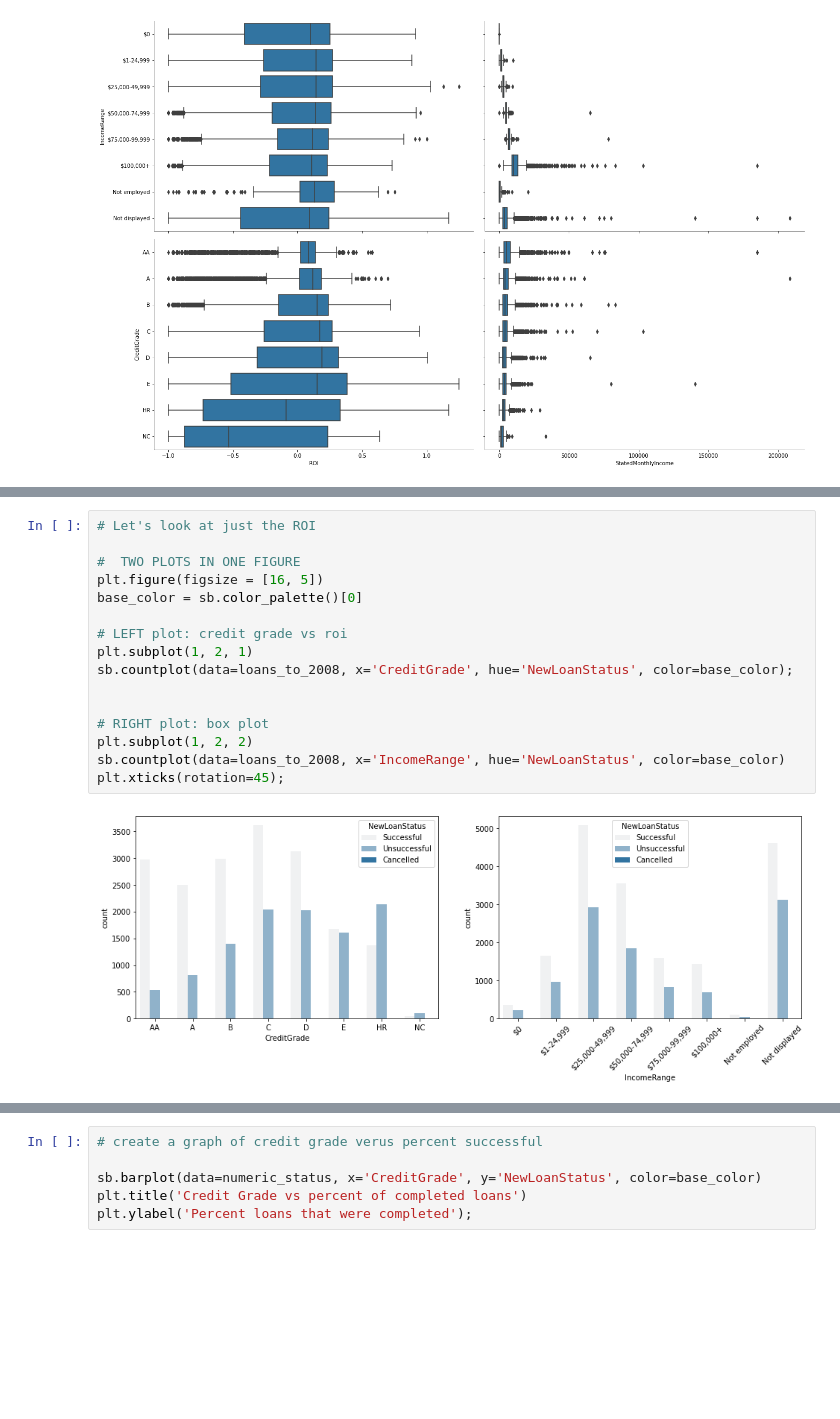
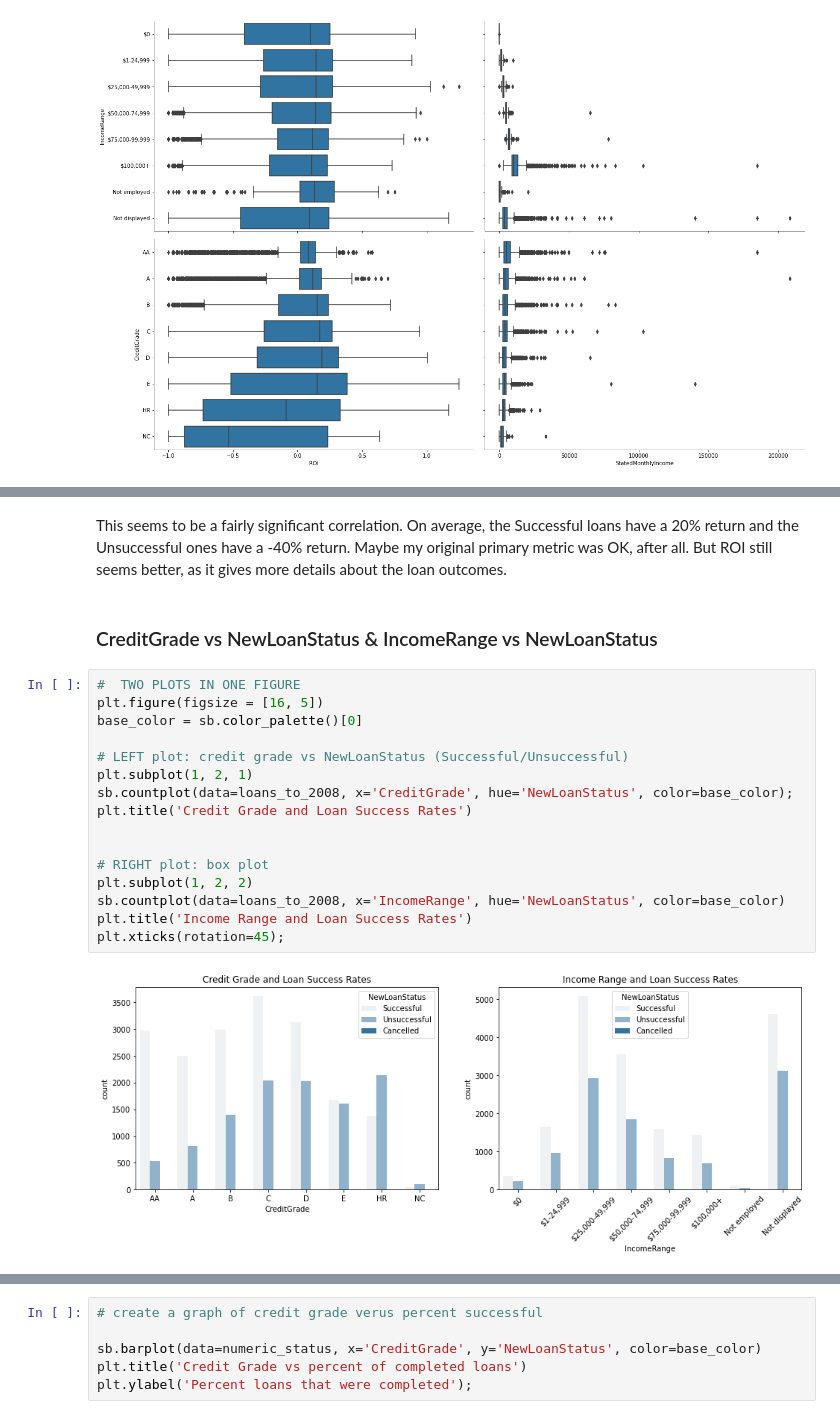
Before and after one commit to werdnamac/prosperloans, a Jupyter notebook: loan_exploration1.ipynb, the cells around one changed output, grey strips where cells are left out. Cells and saved outputs as stored; diff of their text form; blank space fills up the shorter version.

```diff
--- a/loan_exploration1.ipynb
+++ b/loan_exploration1.ipynb
@@ -1948,21 +2017,25 @@ All income ranges also correlate to pretty similar mean outcomes (around 10% ret
+# %% [markdown]
+This seems to be a fairly significant correlation. On average, the Successful loans have a 20% return and the Unsuccessful ones have a -40% return. Maybe my original primary metric was OK, after all. But ROI still seems better, as it gives more details about the loan outcomes.
+# %% [markdown]
+### CreditGrade vs NewLoanStatus & IncomeRange vs NewLoanStatus
 # %%
-# Let's look at just the ROI
-
 #  TWO PLOTS IN ONE FIGURE
 plt.figure(figsize = [16, 5])
 base_color = sb.color_palette()[0]
 
-# LEFT plot: credit grade vs roi
+# LEFT plot: credit grade vs NewLoanStatus (Successful/Unsuccessful)
 plt.subplot(1, 2, 1)
 sb.countplot(data=loans_to_2008, x='CreditGrade', hue='NewLoanStatus', color=base_color);
+plt.title('Credit Grade and Loan Success Rates')
 
 
 # RIGHT plot: box plot
 plt.subplot(1, 2, 2)
 sb.countplot(data=loans_to_2008, x='IncomeRange', hue='NewLoanStatus', color=base_color)
+plt.title('Income Range and Loan Success Rates')
 plt.xticks(rotation=45);
 # %% [output]
-[figure, old version]
+[figure, new version]
 # %% [markdown]
 For Credit Grade, the Unsuccessful loans increase pretty linearly from AA to A to B to C. The AA Successful loans are quite a bit higher than the A; but the Successful loans progress pretty linearly from A to B to C.
 
```
Also changed, not shown: parts of 51 cells of this notebook.
